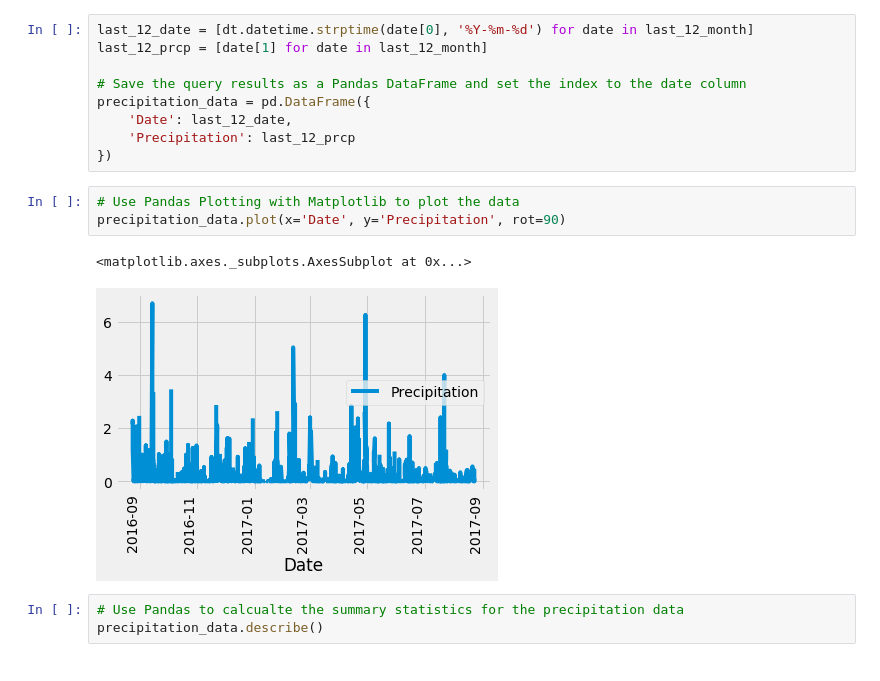
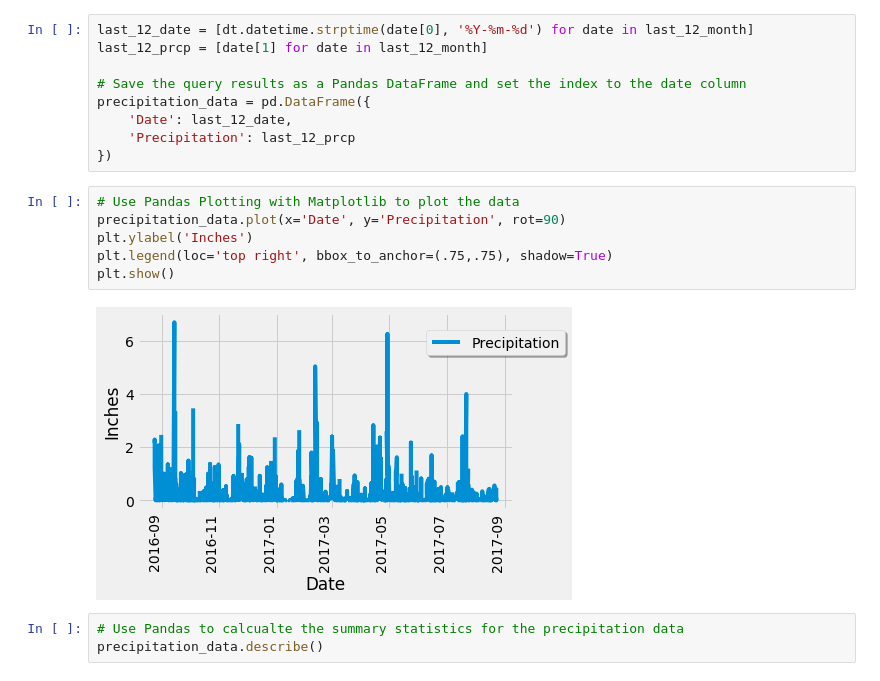
Before and after one commit to drewpgilmore/sqlalchemy_challenge, a Jupyter notebook: climate_starter.ipynb, the cells around one changed output. Saved outputs shown, nothing was run; the diff lists cells and outputs as text.

```diff
--- a/climate_starter.ipynb
+++ b/climate_starter.ipynb
@@ -79,9 +79,11 @@ precipitation_data = pd.DataFrame({
 # %%
 # Use Pandas Plotting with Matplotlib to plot the data
 precipitation_data.plot(x='Date', y='Precipitation', rot=90)
+plt.ylabel('Inches')
+plt.legend(loc='top right', bbox_to_anchor=(.75,.75), shadow=True)
+plt.show()
 # %% [output]
-<matplotlib.axes._subplots.AxesSubplot at 0x...>
-[figure, old version]
+[figure, new version]
 # %%
 # Use Pandas to calcualte the summary statistics for the precipitation data
 precipitation_data.describe()
```
Also changed, not shown: parts of 1 cell of this notebook, 1 other file.
